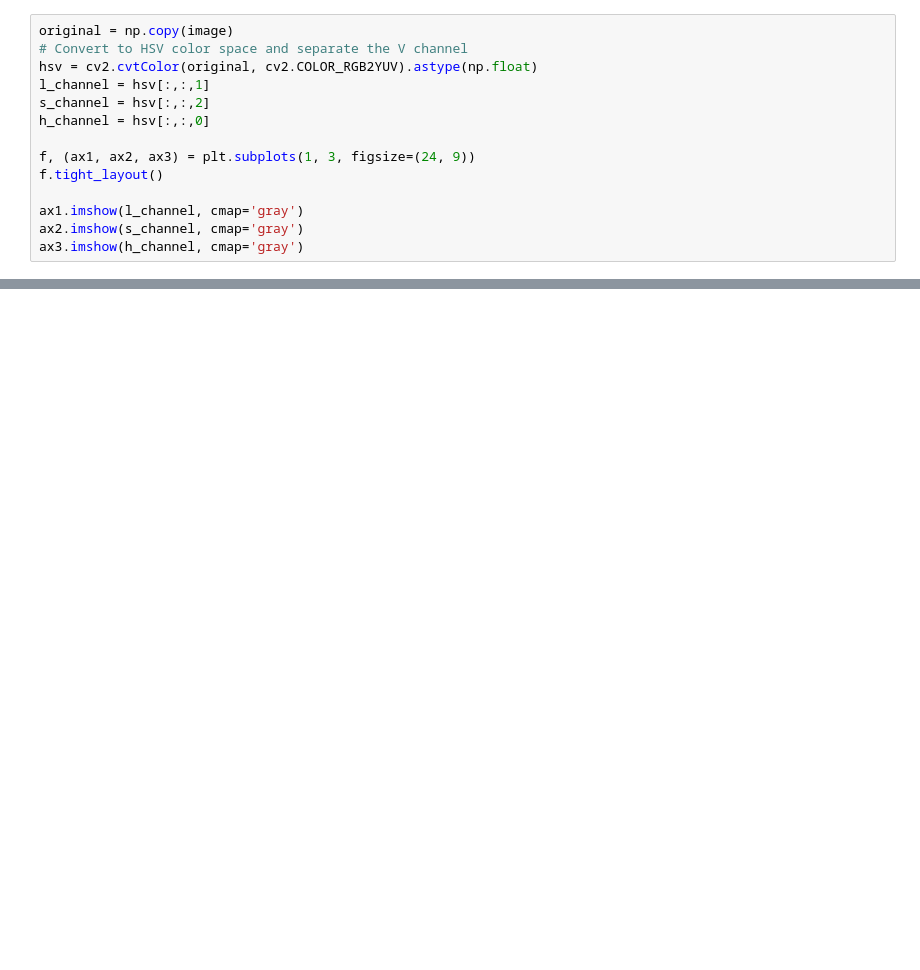
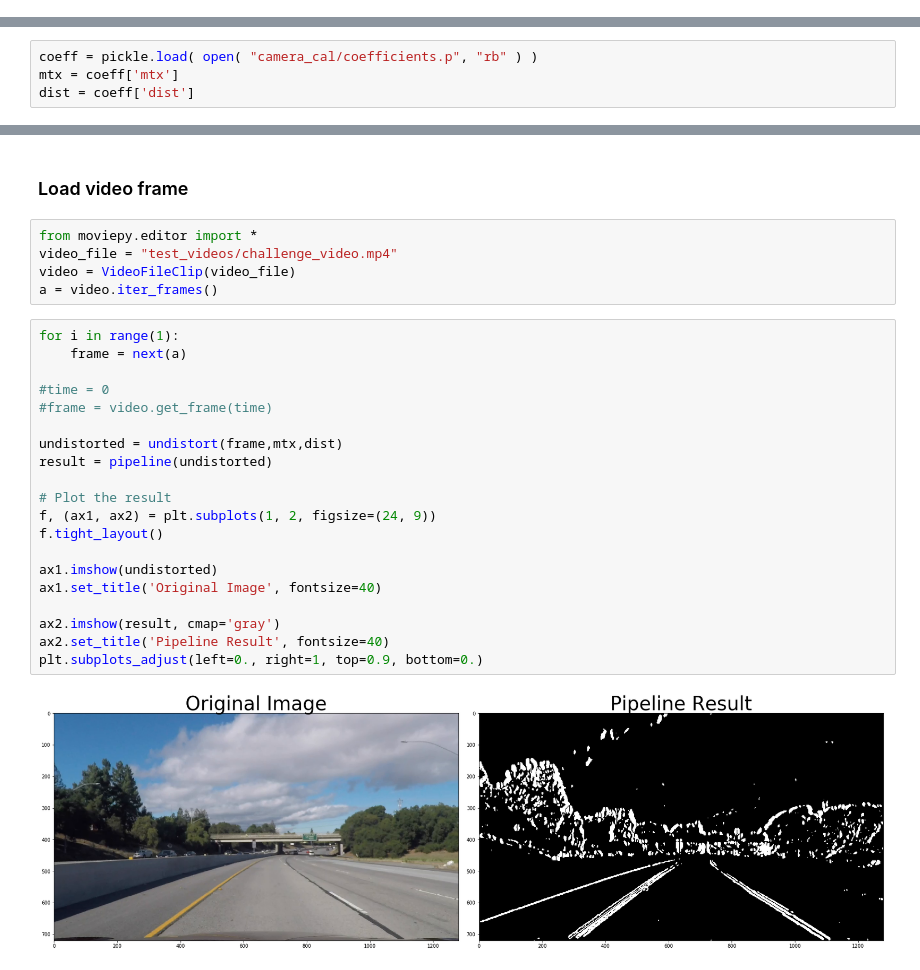
Before and after one commit to camigord/Self-Driving-Car-Nanodegree, a Jupyter notebook: P4-Advanced-Lane-Finding/main.ipynb, the cells around one changed output, grey strips where cells are left out. Drawn from its saved outputs; the diff is of its cells as text; blank space fills up the shorter version.

```diff
--- a/P4-Advanced-Lane-Finding/main.ipynb
+++ b/P4-Advanced-Lane-Finding/main.ipynb
@@ -214,14 +0,0 @@ plt.imshow(image)
-# %%
-original = np.copy(image)
-# Convert to HSV color space and separate the V channel
-hsv = cv2.cvtColor(original, cv2.COLOR_RGB2YUV).astype(np.float)
-l_channel = hsv[:,:,1]
-s_channel = hsv[:,:,2]
-h_channel = hsv[:,:,0]
-
-f, (ax1, ax2, ax3) = plt.subplots(1, 3, figsize=(24, 9))
-f.tight_layout()
-
-ax1.imshow(l_channel, cmap='gray')
-ax2.imshow(s_channel, cmap='gray')
-ax3.imshow(h_channel, cmap='gray')
@@ -244,0 +13,4 @@ plt.imshow(sxbinary, cmap='gray')
+# %%
+coeff = pickle.load( open( "camera_cal/coefficients.p", "rb" ) )
+mtx = coeff['mtx']
+dist = coeff['dist']
@@ -244,0 +63,29 @@ plt.imshow(sxbinary, cmap='gray')
+# %% [markdown]
+### Load video frame
+# %%
+from moviepy.editor import *
+video_file = "test_videos/challenge_video.mp4"
+video = VideoFileClip(video_file)
+a = video.iter_frames()
+# %%
+for i in range(1):
+    frame = next(a)
+
+#time = 0
+#frame = video.get_frame(time)
+
+undistorted = undistort(frame,mtx,dist)
+result = pipeline(undistorted)
+
+# Plot the result
+f, (ax1, ax2) = plt.subplots(1, 2, figsize=(24, 9))
+f.tight_layout()
+
+ax1.imshow(undistorted)
+ax1.set_title('Original Image', fontsize=40)
+
+ax2.imshow(result, cmap='gray')
+ax2.set_title('Pipeline Result', fontsize=40)
+plt.subplots_adjust(left=0., right=1, top=0.9, bottom=0.)
+# %% [output]
+[figure, added]
```
Also changed, not shown: parts of 41 cells of this notebook, 9 other files.
